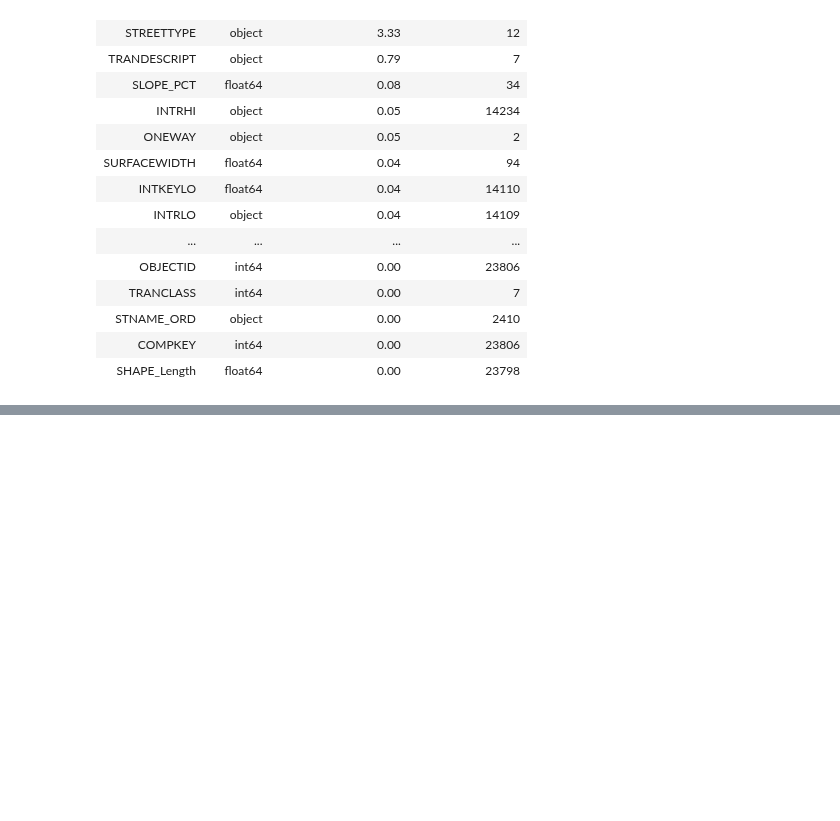
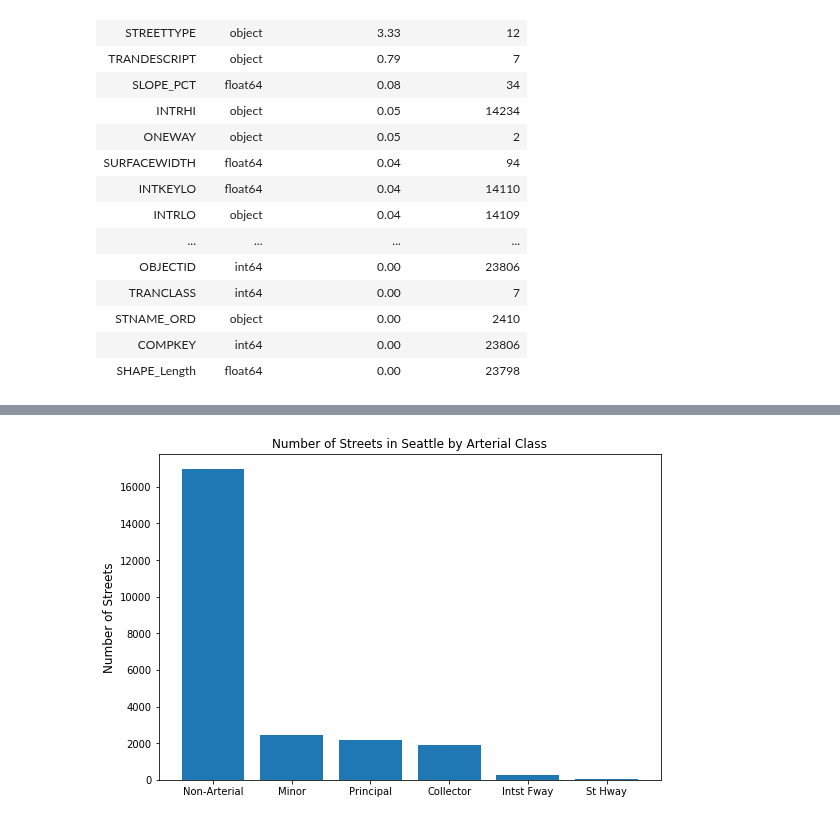
Before and after one commit to DataCircles/traffic_collisions_ml_team1, a Jupyter notebook: notebooks/seattle_streets_eda.ipynb, the cells around one changed output, grey strips where cells are left out. Drawn from its saved outputs; the diff is of its cells as text; code cells hidden in the pictures; blank space fills up the shorter version.

```diff
--- a/notebooks/seattle_streets_eda.ipynb
+++ b/notebooks/seattle_streets_eda.ipynb
@@ -165,0 +175,18 @@ df_summary
+# %%
+#ARTERIAL CLASS DISTRIBUTION
+artclass_dict = {5 : 'Intst Fway',
+                 4 : 'St Hway',
+                 3 : 'Collector',
+                 2 : 'Minor',
+                 1 : 'Principal',
+                 0 : 'Non-Arterial'}
+
+fig, ax = plt.subplots(figsize=(9,6))
+arterials = df.ARTCLASS.value_counts().iloc[:6]
+
+ax.bar([artclass_dict[i] for i in arterials.index], arterials)
+ax.set_title('Number of Streets in Seattle by Arterial Class')
+ax.set_ylabel('Number of Streets', size=12)
+#plt.savefig('Arterials.png');
+# %% [output]
+[figure, added]
```
Also changed, not shown: parts of 3 cells of this notebook, 3 other files.
